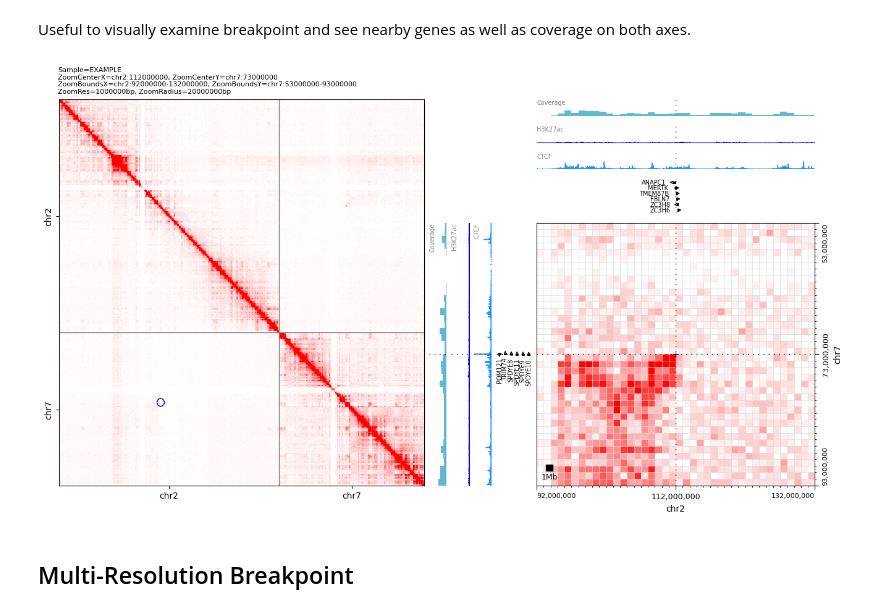
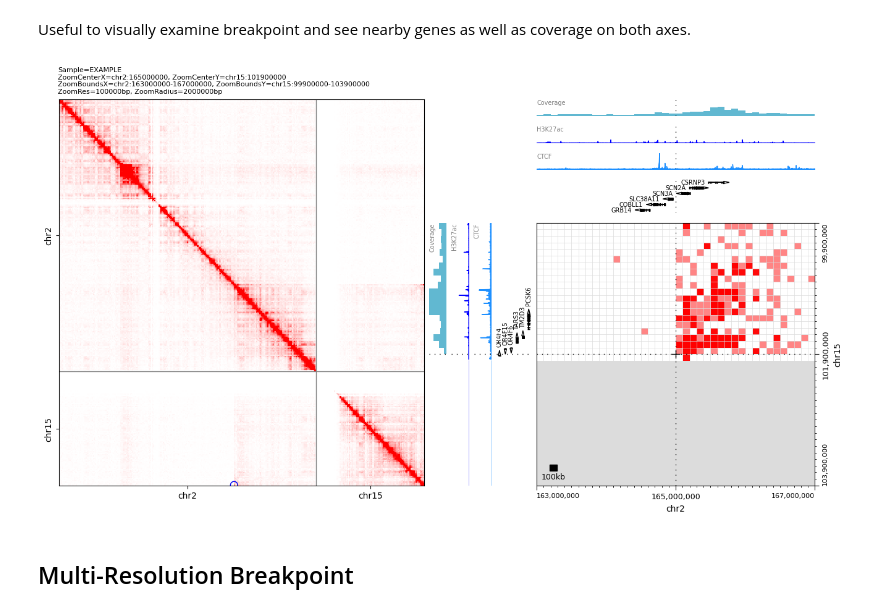
Before and after one commit to wjmn/hicdash, a Jupyter notebook: src/examples.ipynb, the cells around one changed output. Saved outputs shown, nothing was run; the diff lists cells and outputs as text; code cells hidden in the pictures.

```diff
--- a/src/examples.ipynb
+++ b/src/examples.ipynb
@@ -81,23 +81,23 @@ Useful to visually examine breakpoint and see nearby genes as well as coverage o
 # %%
 EXAMPLE_BW1 = "/home/wjmn/repos/hicdash/example_data/EXAMPLE.ctcf.bigwig"
 EXAMPLE_BW2 = "/home/wjmn/repos/hicdash/example_data/EXAMPLE.h3k27ac.bigwig"
 EXTRA_BEDPE = "/home/wjmn/repos/hicdash/example_data/EXAMPLE.eaglec.bedpe"
 bw1 = pyBigWig.open(EXAMPLE_BW1)
 bw2 = pyBigWig.open(EXAMPLE_BW2)
 extra_bedpe = read_bedpe(EXTRA_BEDPE)
 
 fig = plot_composite_context_and_zoom(
     sample,
-    sample.breakfinder_calls[2],
+    sample.breakfinder_calls[3],
     coverage_track=True,
     plot_at_call_resolution=True,
     grid=True,
     extra_bigwig_handles=[("H3K27ac", bw1), ("CTCF", bw2)],
     extra_bedpe=[extra_bedpe],
     crosshairs=True
 )
 # %% [output]
-[figure, old version]
+[figure, new version]
 # %% [markdown]
 ## Multi-Resolution Breakpoint
 # %%
```
Also changed, not shown: 2 other files.
